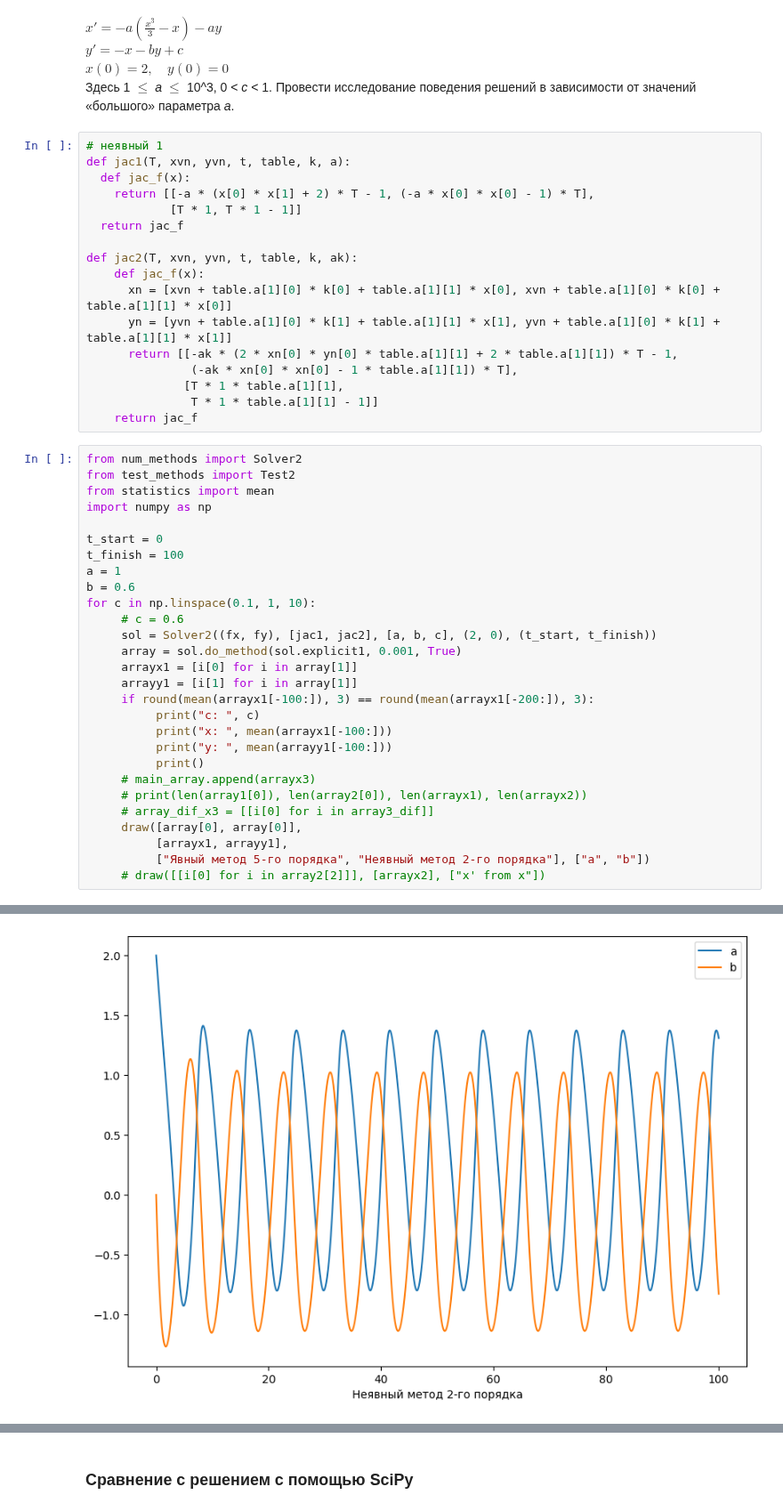
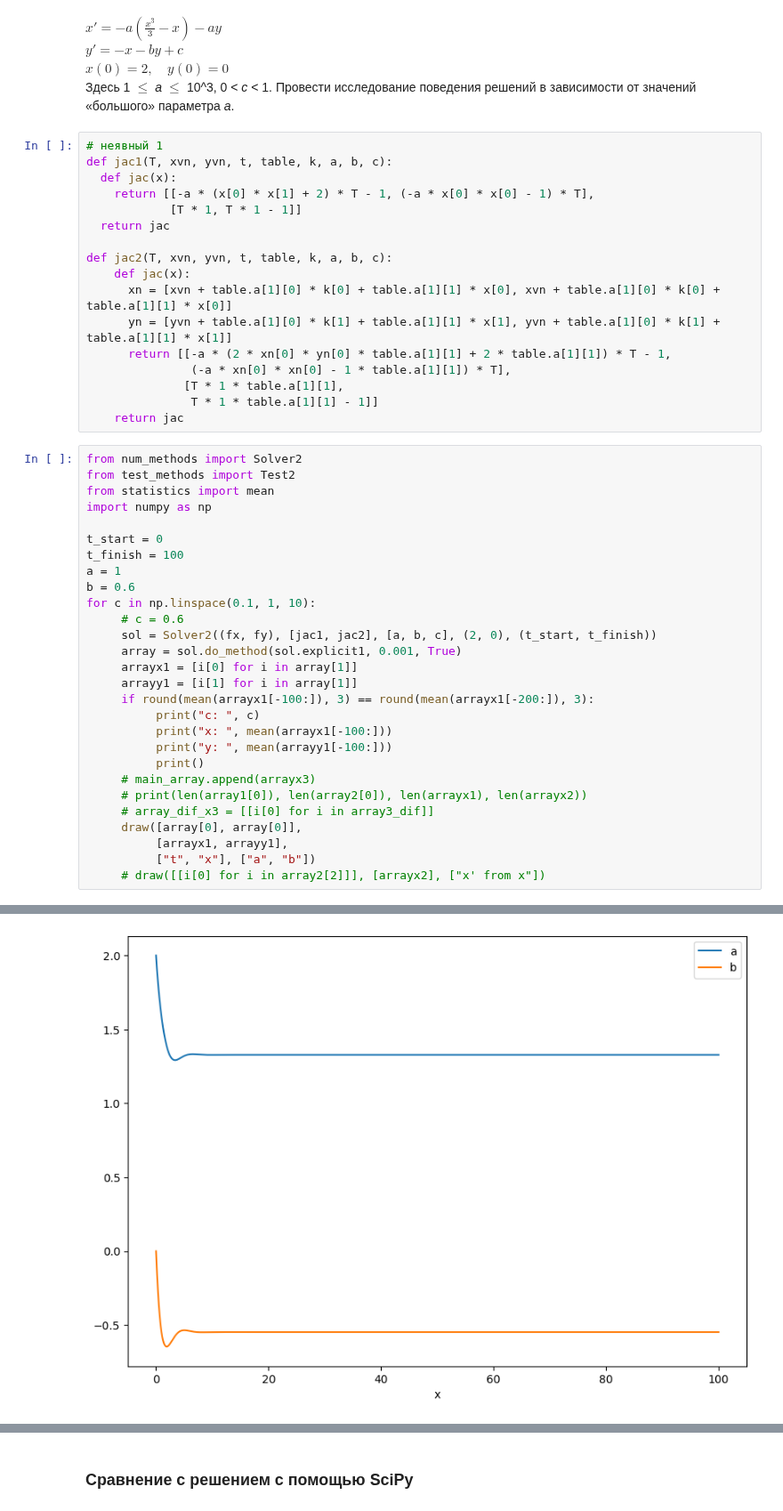
Before and after one commit to ArnautovPeter/projectPractice, a Jupyter notebook: src/main.ipynb, the cells around one changed output, grey strips where cells are left out. Shown at 89% size. Saved outputs shown, nothing was run; the diff lists cells and outputs as text.

```diff
--- a/src/main.ipynb
+++ b/src/main.ipynb
@@ -74,21 +74,21 @@ $x(0) = 2,\quad y(0) = 0$\
 Провести исследование поведения решений в зависимости от значений «большого» параметра _a_.
 # %%
 # неявный 1
-def jac1(T, xvn, yvn, t, table, k, a):
-  def jac_f(x):
+def jac1(T, xvn, yvn, t, table, k, a, b, c):
+  def jac(x):
     return [[-a * (x[0] * x[1] + 2) * T - 1, (-a * x[0] * x[0] - 1) * T],
             [T * 1, T * 1 - 1]]
-  return jac_f
+  return jac
 
-def jac2(T, xvn, yvn, t, table, k, ak):
-    def jac_f(x):
+def jac2(T, xvn, yvn, t, table, k, a, b, c):
+    def jac(x):
       xn = [xvn + table.a[1][0] * k[0] + table.a[1][1] * x[0], xvn + table.a[1][0] * k[0] + table.a[1][1] * x[0]]
       yn = [yvn + table.a[1][0] * k[1] + table.a[1][1] * x[1], yvn + table.a[1][0] * k[1] + table.a[1][1] * x[1]]
-      return [[-ak * (2 * xn[0] * yn[0] * table.a[1][1] + 2 * table.a[1][1]) * T - 1,
-               (-ak * xn[0] * xn[0] - 1 * table.a[1][1]) * T],
+      return [[-a * (2 * xn[0] * yn[0] * table.a[1][1] + 2 * table.a[1][1]) * T - 1,
+               (-a * xn[0] * xn[0] - 1 * table.a[1][1]) * T],
               [T * 1 * table.a[1][1],
                T * 1 * table.a[1][1] - 1]]
-    return jac_f
+    return jac
 # %%
 from num_methods import Solver2
 from test_methods import Test2
@@ -115,6 +115,6 @@ for c in np.linspace(0.1, 1, 10):
      # array_dif_x3 = [[i[0] for i in array3_dif]]
      draw([array[0], array[0]],
           [arrayx1, arrayy1],
-          ["Явный метод 5-го порядка", "Неявный метод 2-го порядка"], ["a", "b"])
+          ["t", "x"], ["a", "b"])
      # draw([[i[0] for i in array2[2]]], [arrayx2], ["x' from x"])
 # %% [output]
@@ -139 +125 @@ y:  -0.5471147594476335
-[figure, old version]
+[figure, new version]
```
Also changed, not shown: parts of 6 cells of this notebook, 1 other file.
